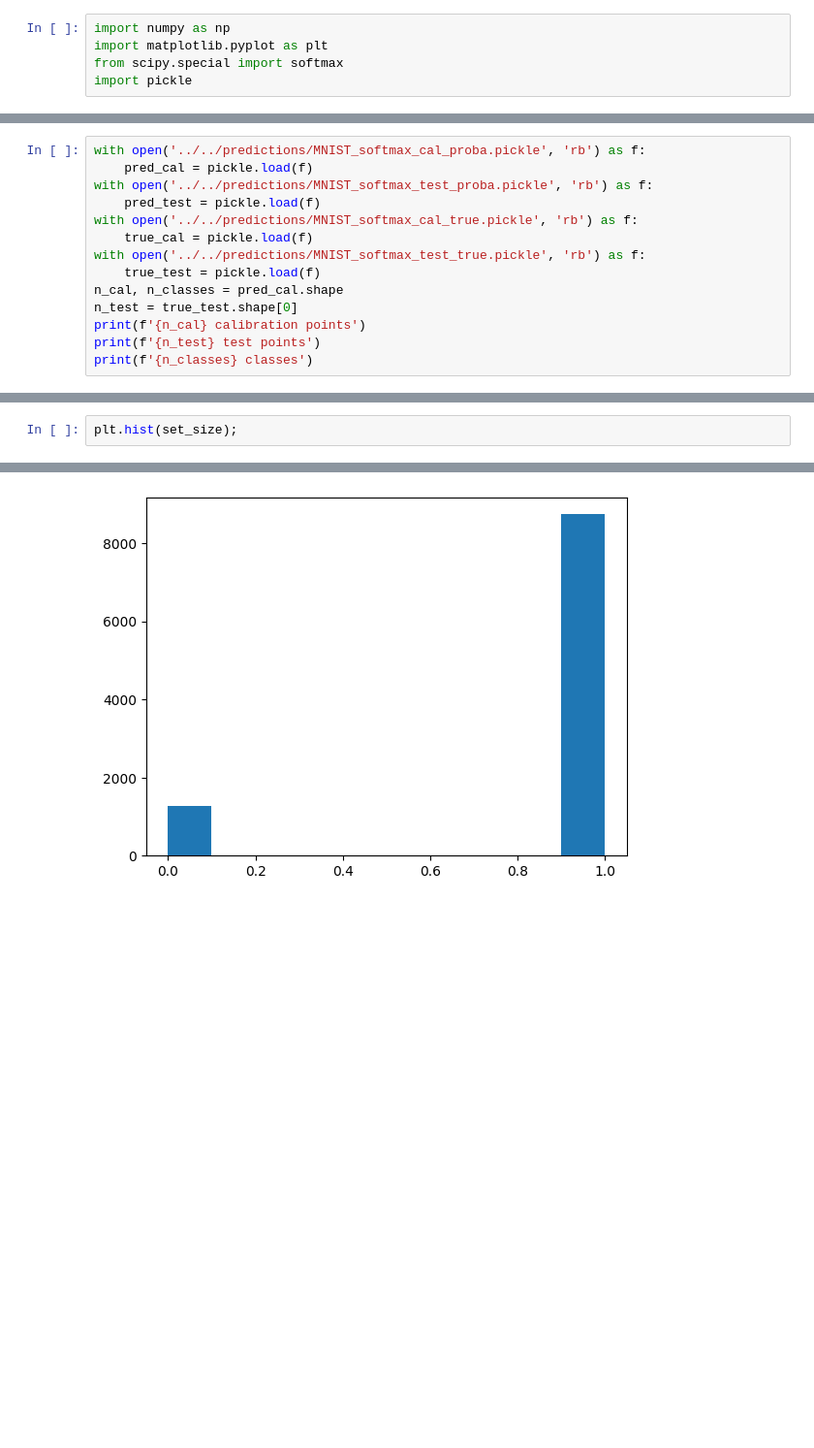
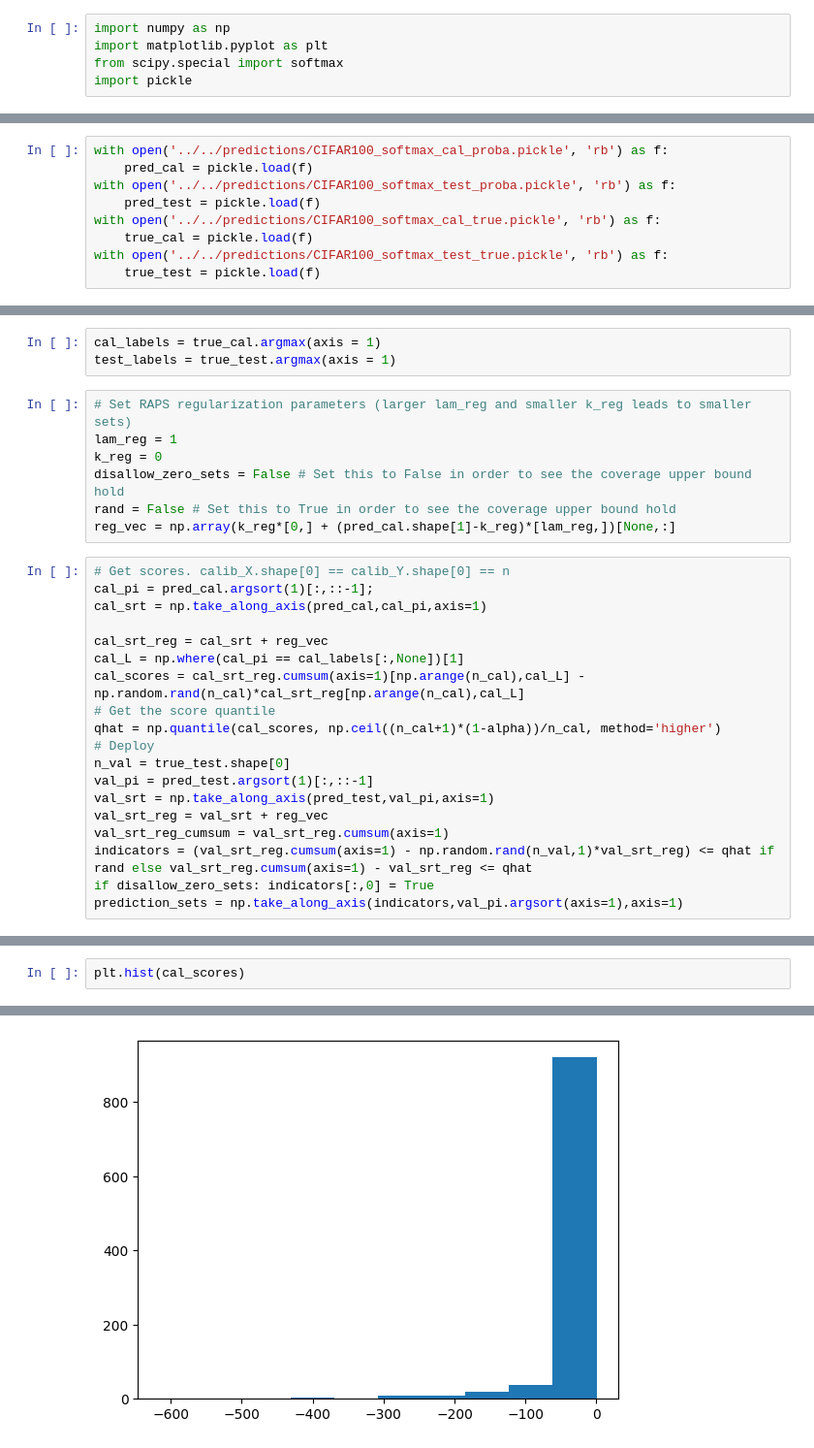
Before and after one commit to JoaoCalem/Conformal-Sparsemax, a Jupyter notebook: conformal_sparsemax/conformal_predictors/conformal_predictors.ipynb, the cells around one changed output, grey strips where cells are left out. Shown: that part at 97% size. Cells and saved outputs as stored; diff of their text form; blank space fills up the shorter version.

```diff
--- a/conformal_sparsemax/conformal_predictors/conformal_predictors.ipynb
+++ b/conformal_sparsemax/conformal_predictors/conformal_predictors.ipynb
@@ -13,16 +13,11 @@ import pickle
 #true_cal = np.eye(n_classes)[np.random.choice(n_classes, n_cal)]
 #true_test = np.eye(n_classes)[np.random.choice(n_classes, n_test)]
 # %%
-with open('../../predictions/MNIST_softmax_cal_proba.pickle', 'rb') as f:
+with open('../../predictions/CIFAR100_softmax_cal_proba.pickle', 'rb') as f:
     pred_cal = pickle.load(f)
-with open('../../predictions/MNIST_softmax_test_proba.pickle', 'rb') as f:
+with open('../../predictions/CIFAR100_softmax_test_proba.pickle', 'rb') as f:
     pred_test = pickle.load(f)
-with open('../../predictions/MNIST_softmax_cal_true.pickle', 'rb') as f:
+with open('../../predictions/CIFAR100_softmax_cal_true.pickle', 'rb') as f:
     true_cal = pickle.load(f)
-with open('../../predictions/MNIST_softmax_test_true.pickle', 'rb') as f:
+with open('../../predictions/CIFAR100_softmax_test_true.pickle', 'rb') as f:
     true_test = pickle.load(f)
-n_cal, n_classes = pred_cal.shape
-n_test = true_test.shape[0]
-print(f'{n_cal} calibration points')
-print(f'{n_test} test points')
-print(f'{n_classes} classes')
@@ -64,0 +103,29 @@ plt.boxplot(pred_cal[true_mask])
+# %%
+cal_labels = true_cal.argmax(axis = 1)
+test_labels = true_test.argmax(axis = 1)
+# %%
+# Set RAPS regularization parameters (larger lam_reg and smaller k_reg leads to smaller sets)
+lam_reg = 1
+k_reg = 0
+disallow_zero_sets = False # Set this to False in order to see the coverage upper bound hold
+rand = False # Set this to True in order to see the coverage upper bound hold
+reg_vec = np.array(k_reg*[0,] + (pred_cal.shape[1]-k_reg)*[lam_reg,])[None,:]
+# %%
+# Get scores. calib_X.shape[0] == calib_Y.shape[0] == n
+cal_pi = pred_cal.argsort(1)[:,::-1];
+cal_srt = np.take_along_axis(pred_cal,cal_pi,axis=1)
+
+cal_srt_reg = cal_srt + reg_vec
+cal_L = np.where(cal_pi == cal_labels[:,None])[1]
+cal_scores = cal_srt_reg.cumsum(axis=1)[np.arange(n_cal),cal_L] - np.random.rand(n_cal)*cal_srt_reg[np.arange(n_cal),cal_L]
+# Get the score quantile
+qhat = np.quantile(cal_scores, np.ceil((n_cal+1)*(1-alpha))/n_cal, method='higher')
+# Deploy
+n_val = true_test.shape[0]
+val_pi = pred_test.argsort(1)[:,::-1]
+val_srt = np.take_along_axis(pred_test,val_pi,axis=1)
+val_srt_reg = val_srt + reg_vec
+val_srt_reg_cumsum = val_srt_reg.cumsum(axis=1)
+indicators = (val_srt_reg.cumsum(axis=1) - np.random.rand(n_val,1)*val_srt_reg) <= qhat if rand else val_srt_reg.cumsum(axis=1) - val_srt_reg <= qhat
+if disallow_zero_sets: indicators[:,0] = True
+prediction_sets = np.take_along_axis(indicators,val_pi.argsort(axis=1),axis=1)
@@ -65,3 +143,3 @@ plt.boxplot(pred_cal[true_mask])
 # %%
-plt.hist(set_size);
+plt.hist(cal_scores)
 # %% [output]
@@ -68 +151 @@ plt.hist(set_size);
-[figure, old version]
+[figure, new version]
```
Also changed, not shown: parts of 14 cells of this notebook.
